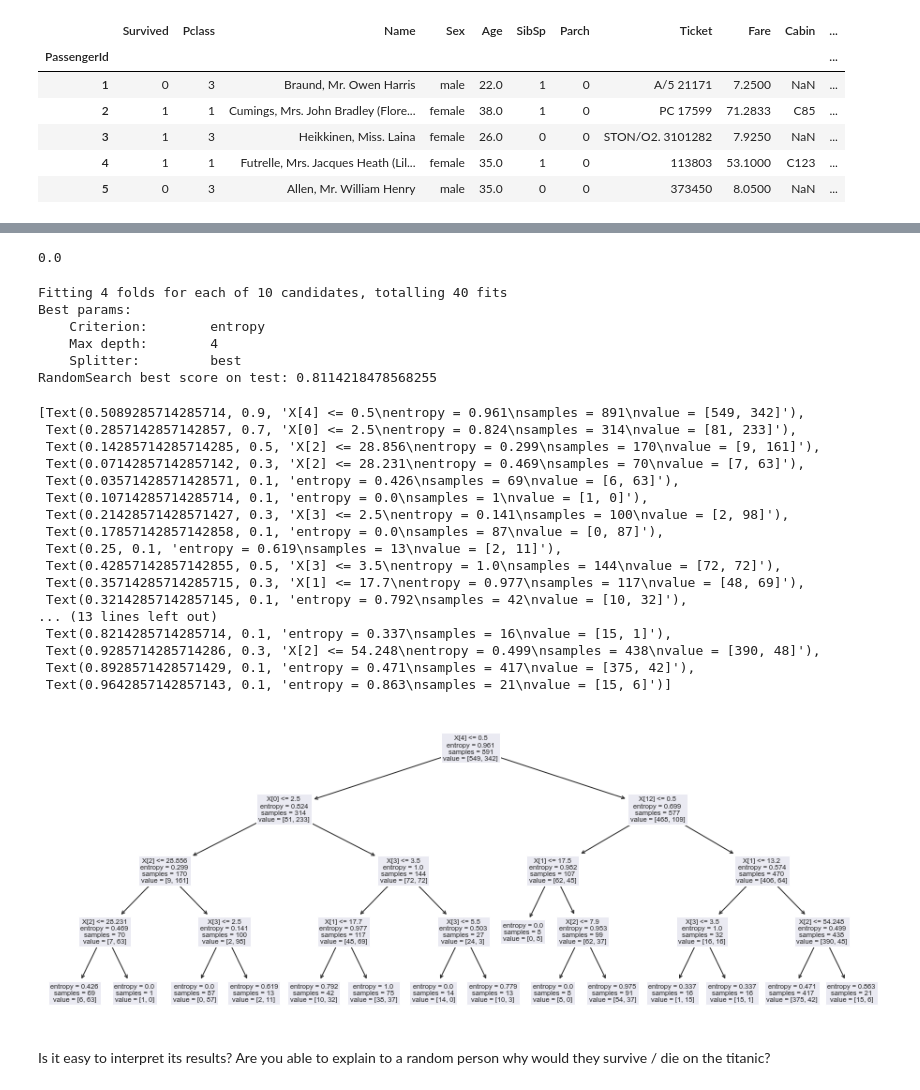
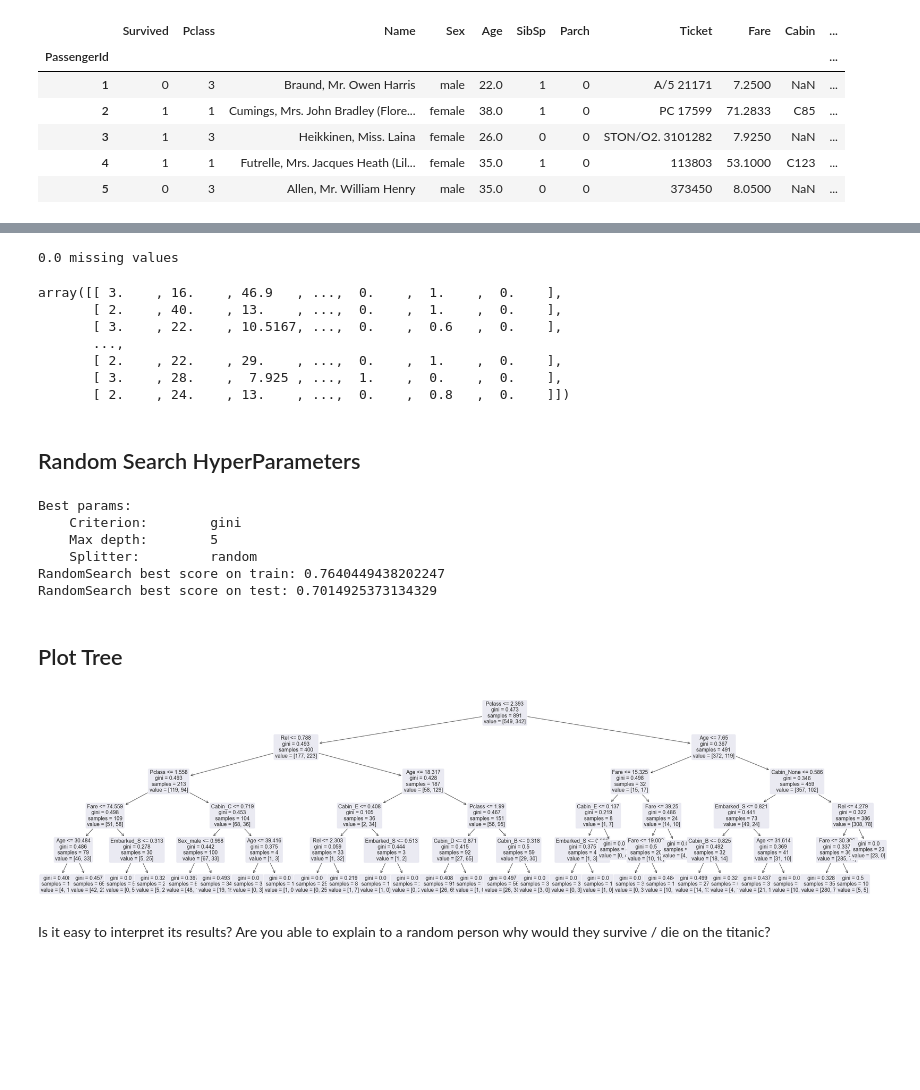
Before and after one commit to zappaz00/7_trees_and_ensembles, a Jupyter notebook: rf_classifier.ipynb, the cells around one changed output, grey strips where cells are left out. Drawn from its saved outputs; the diff is of its cells as text; code cells hidden in the pictures; blank space fills up the shorter version.

```diff
--- a/rf_classifier.ipynb
+++ b/rf_classifier.ipynb
@@ -704,9 +762,6 @@ data_train.head()
 | 3 | 1 | 3 | Heikkinen, Miss. Laina | female | 26.0 | 0 | 0 | STON/O2. 3101282 | 7.9250 | NaN | ... |
 | 4 | 1 | 1 | Futrelle, Mrs. Jacques Heath (Lil... | female | 35.0 | 1 | 0 | 113803 | 53.1000 | C123 | ... |
 | 5 | 0 | 3 | Allen, Mr. William Henry | male | 35.0 | 0 | 0 | 373450 | 8.0500 | NaN | ... |
-# %%
-data_train['Cabin'] = data_train['Cabin'].apply(lambda s: s[0] if isinstance(s, str) else None)
-data_valid['Cabin'] = data_valid['Cabin'].apply(lambda s: s[0] if isinstance(s, str) else None)
 # %%
 target = 'Survived'
 features = data_train.columns.drop(target)
@@ -716,6 +773,10 @@ X_valid = data_valid[features]
 # %%
 from sklearn.impute import KNNImputer
 from sklearn.preprocessing import OneHotEncoder
+
+X_train['Cabin'] = X_train['Cabin'].apply(lambda s: s[0] if isinstance(s, str) else None)
+X_test['Cabin'] = X_test['Cabin'].apply(lambda s: s[0] if isinstance(s, str) else None)
+X_valid['Cabin'] = X_valid['Cabin'].apply(lambda s: s[0] if isinstance(s, str) else None)
 
 X_train['Rel'] = X_train['Parch'] + X_train['SibSp']
 X_test['Rel'] = X_test['Parch'] + X_test['SibSp']
@@ -729,6 +790,14 @@ cat_features = ['Sex', 'Cabin', 'Embarked']
 other_features = X_train.columns.drop(cat_features)
 
 ohe_enc = OneHotEncoder(handle_unknown='ignore', drop='first')
-X_train = np.hstack((X_train[other_features], ohe_enc.fit_transform(X_train[cat_features]).toarray()))
-X_test = np.hstack((X_test[other_features], ohe_enc.transform(X_test[cat_features]).toarray()))
-X_valid = np.hstack((X_valid[other_features], ohe_enc.transform(X_valid[cat_features]).toarray()))
+ohe_enc.fit_transform(X_train[cat_features])
+
+X_train[ohe_enc.get_feature_names_out()] = pd.DataFrame(data=ohe_enc.fit_transform(X_train[cat_features]).toarray(), columns=ohe_enc.get_feature_names_out())
+X_test[ohe_enc.get_feature_names_out()] = pd.DataFrame(data=ohe_enc.transform(X_test[cat_features]).toarray(), columns=ohe_enc.get_feature_names_out())
+X_valid[ohe_enc.get_feature_names_out()] = pd.DataFrame(data=ohe_enc.transform(X_valid[cat_features]).toarray(), columns=ohe_enc.get_feature_names_out())
+
+X_train = X_train.drop(columns=cat_features)
+X_test = X_test.drop(columns=cat_features)
+X_valid = X_valid.drop(columns=cat_features)
+# %%
+feature_names = X_train.columns
@@ -738,9 +809,21 @@ X_train = imputer.fit_transform(X_train)
 X_test = imputer.transform(X_test)
 X_valid = imputer.transform(X_valid)
 # %%
-np.mean(X_train == np.NaN)
+print(f'{np.mean(X_train == np.NaN)} missing values')
 # %% [output]
-0.0
+0.0 missing values
+# %%
+X_train
+# %% [output]
+array([[ 3.    , 16.    , 46.9   , ...,  0.    ,  1.    ,  0.    ],
+       [ 2.    , 40.    , 13.    , ...,  0.    ,  1.    ,  0.    ],
+       [ 3.    , 22.    , 10.5167, ...,  0.    ,  0.6   ,  0.    ],
+       ...,
+       [ 2.    , 22.    , 29.    , ...,  0.    ,  1.    ,  0.    ],
+       [ 3.    , 28.    ,  7.925 , ...,  1.    ,  0.    ,  0.    ],
+       [ 2.    , 24.    , 13.    , ...,  0.    ,  0.8   ,  0.    ]])
+# %% [markdown]
+## Random Search HyperParameters
 # %%
 from sklearn.tree import DecisionTreeClassifier, plot_tree
 
@@ -749,7 +832,7 @@ params_space['max_depth'] = uniform(loc=1, scale=20-1)
 params_space['splitter'] = ['best', 'random']
 params_space['criterion'] = ['gini', 'entropy']
 
-random_clf = RandomizedSearchCV(DecisionTreeClassifier(random_state=RANDOM_STATE), params_space, return_train_score=True, cv=4, verbose=1)
+random_clf = RandomizedSearchCV(DecisionTreeClassifier(random_state=RANDOM_STATE), params_space, return_train_score=True, cv=4, verbose=0)
 random_results = random_clf.fit(np.vstack((X_train, X_test)), np.hstack((y_train, y_test))) #стэкаем массивы вместе для использования кроссвалидации
 
 print(f'Best params: ')
@@ -757,33 +840,22 @@ print(f"    Criterion:        {random_results.best_params_['criterion']}")
 print(f"    Max depth:        {int(random_results.best_params_['max_depth'])}")
 print(f"    Splitter:         {random_results.best_params_['splitter']}")
 
-print(f'RandomSearch best score on test: {random_results.best_score_}')
-
-plot_tree(random_results.best_estimator_)
+print()
+print(f'RandomSearch best score on train: {random_results.score(X_train, y_train)}')
+print(f'RandomSearch best score on test: {random_results.score(X_test, y_test)}')
 # %% [output]
-Fitting 4 folds for each of 10 candidates, totalling 40 fits
 Best params:
-    Criterion:        entropy
-    Max depth:        4
-    Splitter:         best
-RandomSearch best score on test: 0.8114218478568255
+    Criterion:        gini
+    Max depth:        5
+    Splitter:         random
+RandomSearch best score on train: 0.7640449438202247
+RandomSearch best score on test: 0.7014925373134329
-[Text(0.5089285714285714, 0.9, 'X[4] <= 0.5\nentropy = 0.961\nsamples = 891\nvalue = [549, 342]'),
- Text(0.2857142857142857, 0.7, 'X[0] <= 2.5\nentropy = 0.824\nsamples = 314\nvalue = [81, 233]'),
- Text(0.14285714285714285, 0.5, 'X[2] <= 28.856\nentropy = 0.299\nsamples = 170\nvalue = [9, 161]'),
- Text(0.07142857142857142, 0.3, 'X[2] <= 28.231\nentropy = 0.469\nsamples = 70\nvalue = [7, 63]'),
- Text(0.03571428571428571, 0.1, 'entropy = 0.426\nsamples = 69\nvalue = [6, 63]'),
- Text(0.10714285714285714, 0.1, 'entropy = 0.0\nsamples = 1\nvalue = [1, 0]'),
- Text(0.21428571428571427, 0.3, 'X[3] <= 2.5\nentropy = 0.141\nsamples = 100\nvalue = [2, 98]'),
- Text(0.17857142857142858, 0.1, 'entropy = 0.0\nsamples = 87\nvalue = [0, 87]'),
- Text(0.25, 0.1, 'entropy = 0.619\nsamples = 13\nvalue = [2, 11]'),
- Text(0.42857142857142855, 0.5, 'X[3] <= 3.5\nentropy = 1.0\nsamples = 144\nvalue = [72, 72]'),
- Text(0.35714285714285715, 0.3, 'X[1] <= 17.7\nentropy = 0.977\nsamples = 117\nvalue = [48, 69]'),
- Text(0.32142857142857145, 0.1, 'entropy = 0.792\nsamples = 42\nvalue = [10, 32]'),
-... (13 lines left out)
- Text(0.8214285714285714, 0.1, 'entropy = 0.337\nsamples = 16\nvalue = [15, 1]'),
- Text(0.9285714285714286, 0.3, 'X[2] <= 54.248\nentropy = 0.499\nsamples = 438\nvalue = [390, 48]'),
- Text(0.8928571428571429, 0.1, 'entropy = 0.471\nsamples = 417\nvalue = [375, 42]'),
- Text(0.9642857142857143, 0.1, 'entropy = 0.863\nsamples = 21\nvalue = [15, 6]')]
-[figure, removed]
+# %% [markdown]
+## Plot Tree
+# %%
+plt.figure(figsize=(40, 10), dpi=80)
+plot_tree(random_results.best_estimator_, feature_names=feature_names, rounded=True, fontsize=14);
+# %% [output]
+[figure, added]
 # %% [markdown]
 Is it easy to interpret its results? Are you able to explain to a random person why would they survive / die on the titanic?
```
Also changed, not shown: parts of 20 cells of this notebook.
